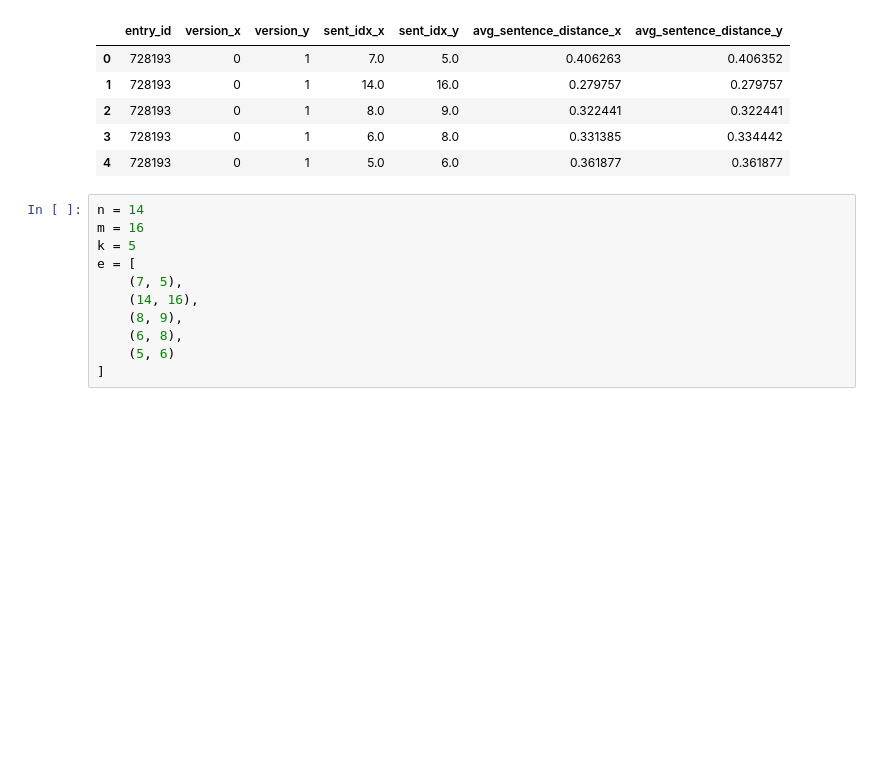
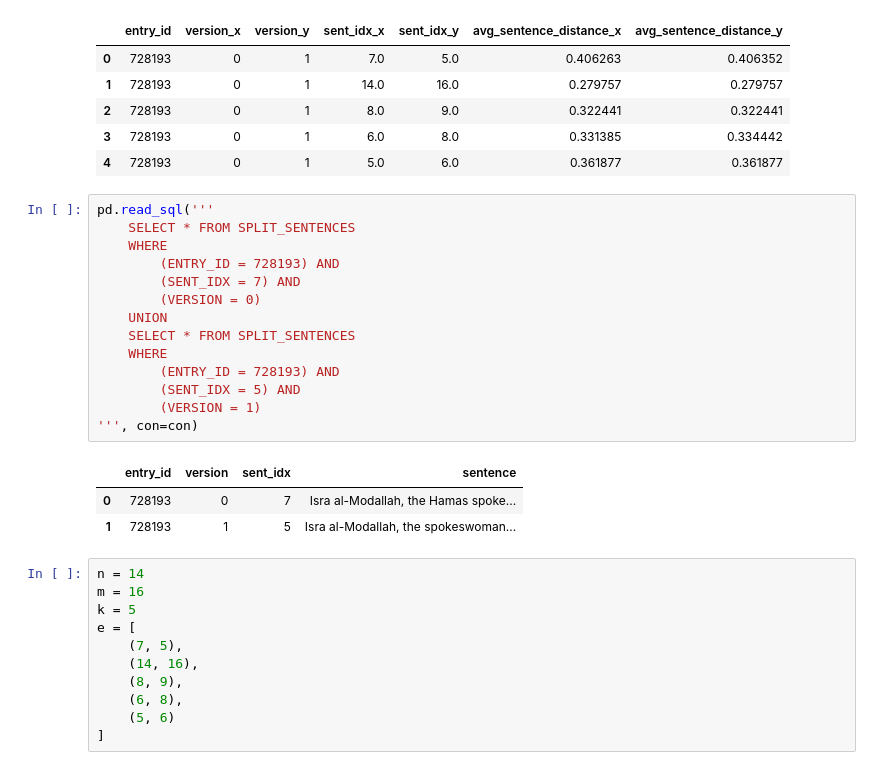
Before and after one commit to alex2awesome/edit-pathways, a Jupyter notebook: notebooks/2021-06-08__analyse-spark-output-dbs.ipynb, the cells around one changed output. Saved outputs shown, nothing was run; the diff lists cells and outputs as text; blank space fills up the shorter version.

```diff
--- a/notebooks/2021-06-08__analyse-spark-output-dbs.ipynb
+++ b/notebooks/2021-06-08__analyse-spark-output-dbs.ipynb
@@ -308,6 +327,24 @@ sample_article
 | 2 | 728193 | 0 | 1 | 8.0 | 9.0 | 0.322441 | 0.322441 |
 | 3 | 728193 | 0 | 1 | 6.0 | 8.0 | 0.331385 | 0.334442 |
 | 4 | 728193 | 0 | 1 | 5.0 | 6.0 | 0.361877 | 0.361877 |
+# %%
+pd.read_sql('''
+    SELECT * FROM SPLIT_SENTENCES
+    WHERE
+        (ENTRY_ID = 728193) AND
+        (SENT_IDX = 7) AND
+        (VERSION = 0)
+    UNION
+    SELECT * FROM SPLIT_SENTENCES
+    WHERE
+        (ENTRY_ID = 728193) AND
+        (SENT_IDX = 5) AND
+        (VERSION = 1)
+''', con=con)
+# %% [output]
+|  | entry_id | version | sent_idx | sentence |
+| 0 | 728193 | 0 | 7 | Isra al-Modallah, the Hamas spoke... |
+| 1 | 728193 | 1 | 5 | Isra al-Modallah, the spokeswoman... |
 # %%
 n = 14
 m = 16
```
Also changed, not shown: parts of 8 cells of this notebook.
